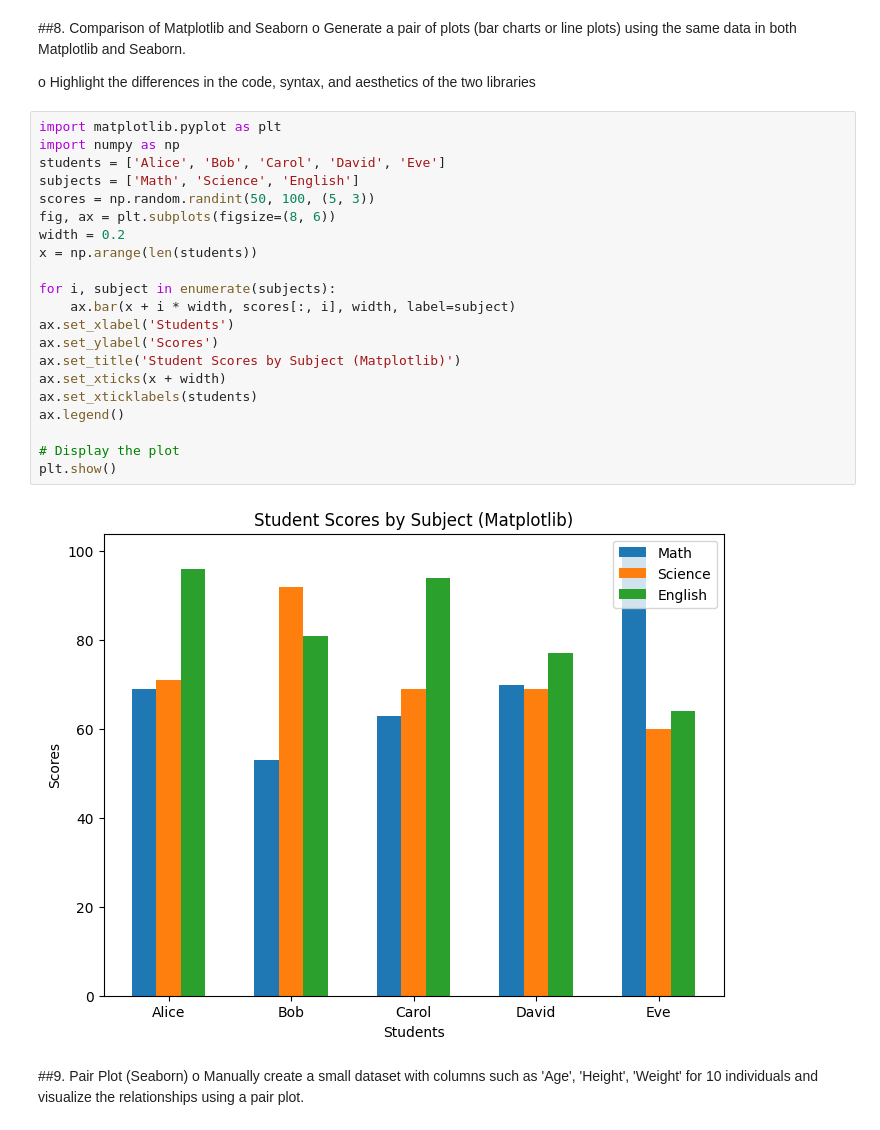
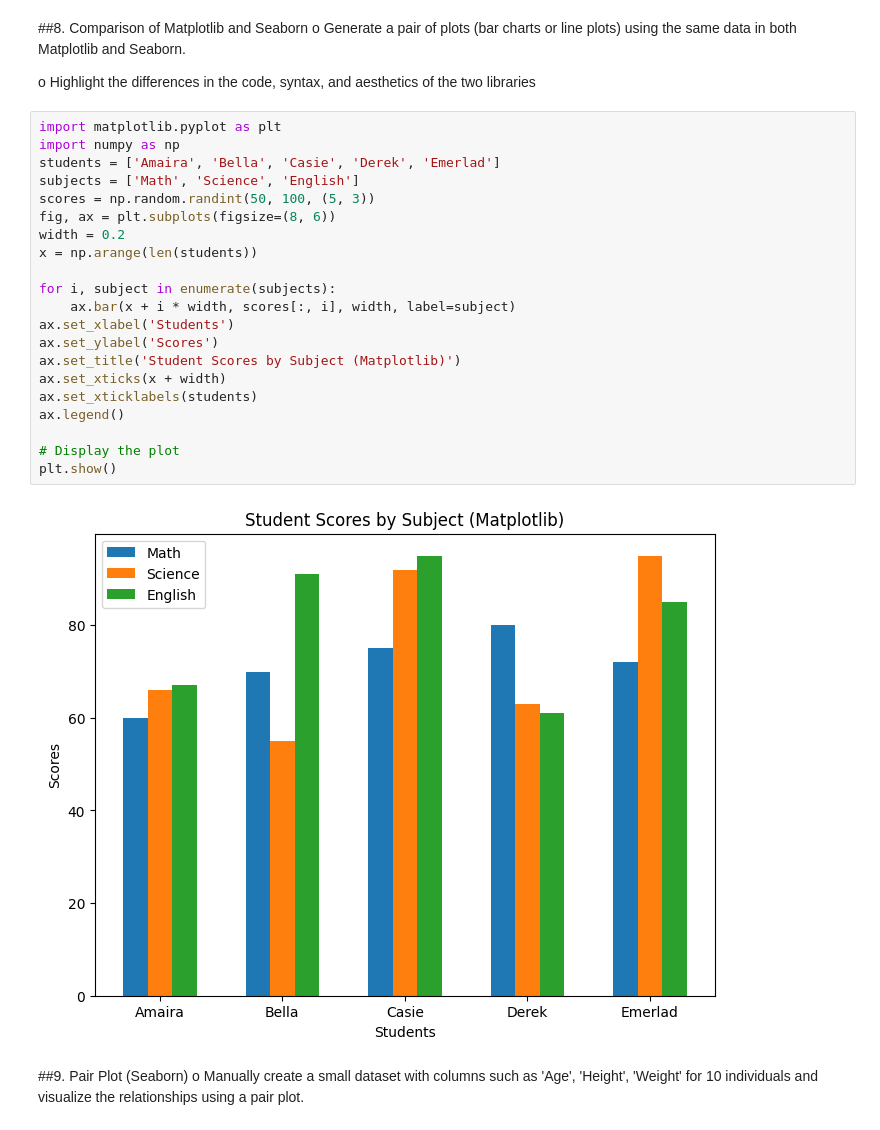
Before and after one commit to ALOUKIKA576/MLworkshop, a Jupyter notebook: MLassignment3.ipynb, the cells around one changed output. Cells and saved outputs as stored; diff of their text form.

```diff
--- a/MLassignment3.ipynb
+++ b/MLassignment3.ipynb
@@ -152,26 +152,26 @@ libraries
 # %%
 import matplotlib.pyplot as plt
 import numpy as np
-students = ['Alice', 'Bob', 'Carol', 'David', 'Eve']
+students = ['Amaira', 'Bella', 'Casie', 'Derek', 'Emerlad']
 subjects = ['Math', 'Science', 'English']
 scores = np.random.randint(50, 100, (5, 3))
 fig, ax = plt.subplots(figsize=(8, 6))
 width = 0.2
 x = np.arange(len(students))
 
 for i, subject in enumerate(subjects):
     ax.bar(x + i * width, scores[:, i], width, label=subject)
 ax.set_xlabel('Students')
 ax.set_ylabel('Scores')
 ax.set_title('Student Scores by Subject (Matplotlib)')
 ax.set_xticks(x + width)
 ax.set_xticklabels(students)
 ax.legend()
 
 # Display the plot
 plt.show()
 # %% [output]
-[figure, old version]
+[figure, new version]
 # %% [markdown]
 ##9. Pair Plot (Seaborn)
 o Manually create a small dataset with columns such as 'Age', 'Height',
```
Also changed, not shown: parts of 1 cell of this notebook.
